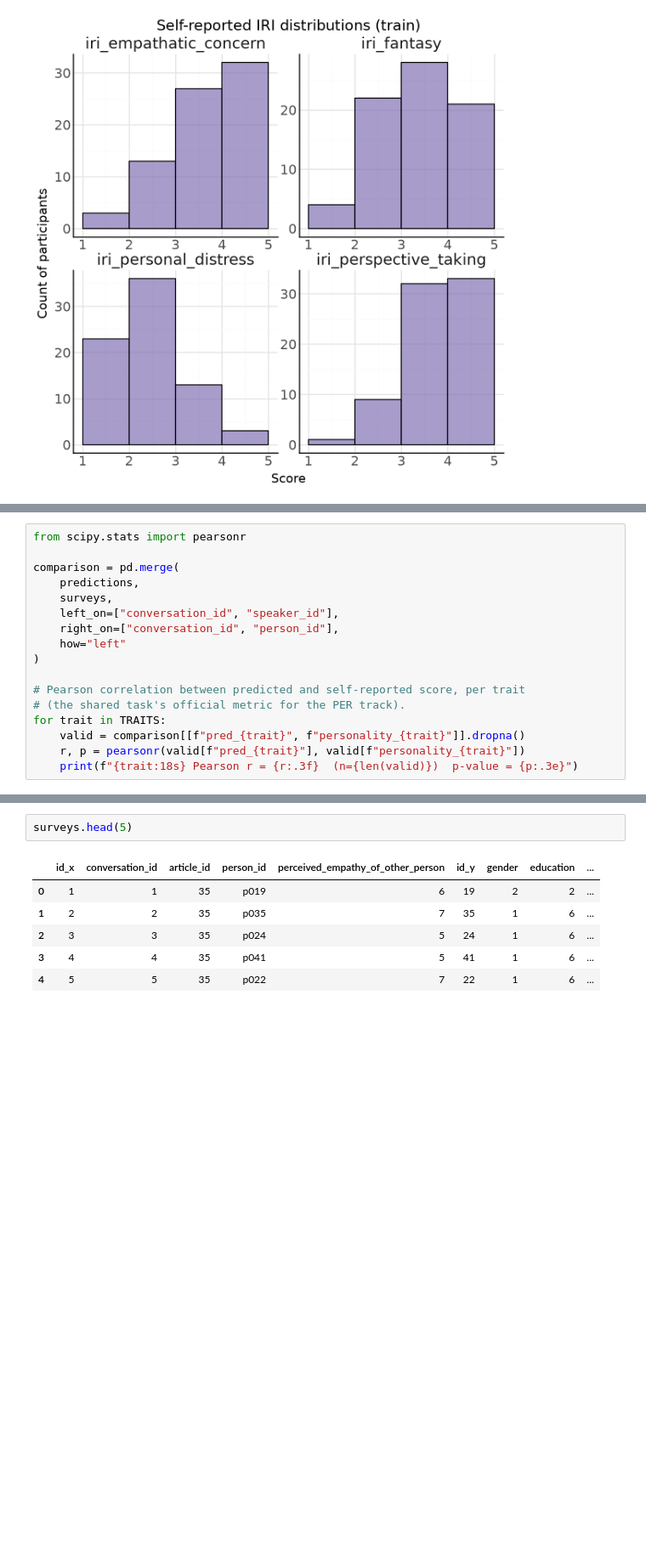
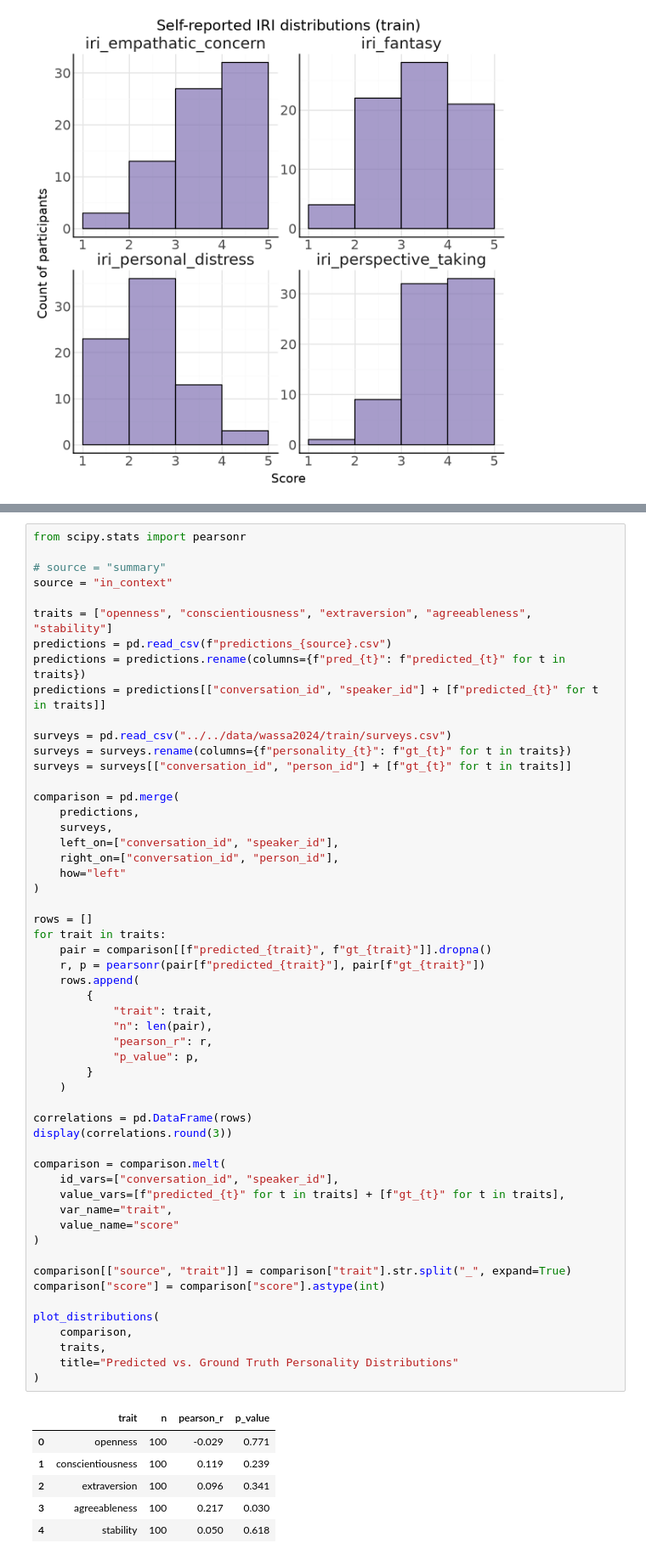
Before and after one commit to shshnk94/summary-mem, a Jupyter notebook: tutorials/wassa2024/wassa2024.ipynb, the cells around one changed output, grey strips where cells are left out. Shown at 85% size. Saved outputs shown, nothing was run; the diff lists cells and outputs as text; blank space fills up the shorter version.

Commit message:
adds wassa2024 ocean prediction models

```diff
--- a/tutorials/wassa2024/wassa2024.ipynb
+++ b/tutorials/wassa2024/wassa2024.ipynb
@@ -425,17 +314,0 @@ predictions = pd.DataFrame(predictions)
-# %%
-from scipy.stats import pearsonr
-
-comparison = pd.merge(
-    predictions,
-    surveys,
-    left_on=["conversation_id", "speaker_id"],
-    right_on=["conversation_id", "person_id"],
-    how="left"
-)
-
-# Pearson correlation between predicted and self-reported score, per trait
-# (the shared task's official metric for the PER track).
-for trait in TRAITS:
-    valid = comparison[[f"pred_{trait}", f"personality_{trait}"]].dropna()
-    r, p = pearsonr(valid[f"pred_{trait}"], valid[f"personality_{trait}"])
-    print(f"{trait:18s} Pearson r = {r:.3f}  (n={len(valid)})  p-value = {p:.3e}")
@@ -448,9 +355,61 @@ stability          Pearson r = 1.000  (n=2)  p-value = 1.000e+00
 # %%
-surveys.head(5)
+from scipy.stats import pearsonr
+
+# source = "summary"
+source = "in_context"
+
+traits = ["openness", "conscientiousness", "extraversion", "agreeableness", "stability"]
+predictions = pd.read_csv(f"predictions_{source}.csv")
+predictions = predictions.rename(columns={f"pred_{t}": f"predicted_{t}" for t in traits})
+predictions = predictions[["conversation_id", "speaker_id"] + [f"predicted_{t}" for t in traits]]
+
+surveys = pd.read_csv("../../data/wassa2024/train/surveys.csv")
+surveys = surveys.rename(columns={f"personality_{t}": f"gt_{t}" for t in traits})
+surveys = surveys[["conversation_id", "person_id"] + [f"gt_{t}" for t in traits]]
+
+comparison = pd.merge(
+    predictions,
+    surveys,
+    left_on=["conversation_id", "speaker_id"],
+    right_on=["conversation_id", "person_id"],
+    how="left"
+)
+
+rows = []
+for trait in traits:
+    pair = comparison[[f"predicted_{trait}", f"gt_{trait}"]].dropna()
+    r, p = pearsonr(pair[f"predicted_{trait}"], pair[f"gt_{trait}"])
+    rows.append(
+        {
+            "trait": trait,
+            "n": len(pair),
+            "pearson_r": r,
+            "p_value": p,
+        }
+    )
+
+correlations = pd.DataFrame(rows)
+display(correlations.round(3))
+
+comparison = comparison.melt(
+    id_vars=["conversation_id", "speaker_id"],
+    value_vars=[f"predicted_{t}" for t in traits] + [f"gt_{t}" for t in traits],
+    var_name="trait",
+    value_name="score"
+)
+
+comparison[["source", "trait"]] = comparison["trait"].str.split("_", expand=True)
+comparison["score"] = comparison["score"].astype(int)
+
+plot_distributions(
+    comparison,
+    traits,
+    title="Predicted vs. Ground Truth Personality Distributions"
+)
 # %% [output]
-|  | id_x | conversation_id | article_id | person_id | perceived_empathy_of_other_person | id_y | gender | education | ... |
-| 0 | 1 | 1 | 35 | p019 | 6 | 19 | 2 | 2 | ... |
-| 1 | 2 | 2 | 35 | p035 | 7 | 35 | 1 | 6 | ... |
-| 2 | 3 | 3 | 35 | p024 | 5 | 24 | 1 | 6 | ... |
-| 3 | 4 | 4 | 35 | p041 | 5 | 41 | 1 | 6 | ... |
-| 4 | 5 | 5 | 35 | p022 | 7 | 22 | 1 | 6 | ... |
+|  | trait | n | pearson_r | p_value |
+| 0 | openness | 100 | -0.029 | 0.771 |
+| 1 | conscientiousness | 100 | 0.119 | 0.239 |
+| 2 | extraversion | 100 | 0.096 | 0.341 |
+| 3 | agreeableness | 100 | 0.217 | 0.030 |
+| 4 | stability | 100 | 0.050 | 0.618 |
```
Also changed, not shown: parts of 18 cells of this notebook, 7 other files.
